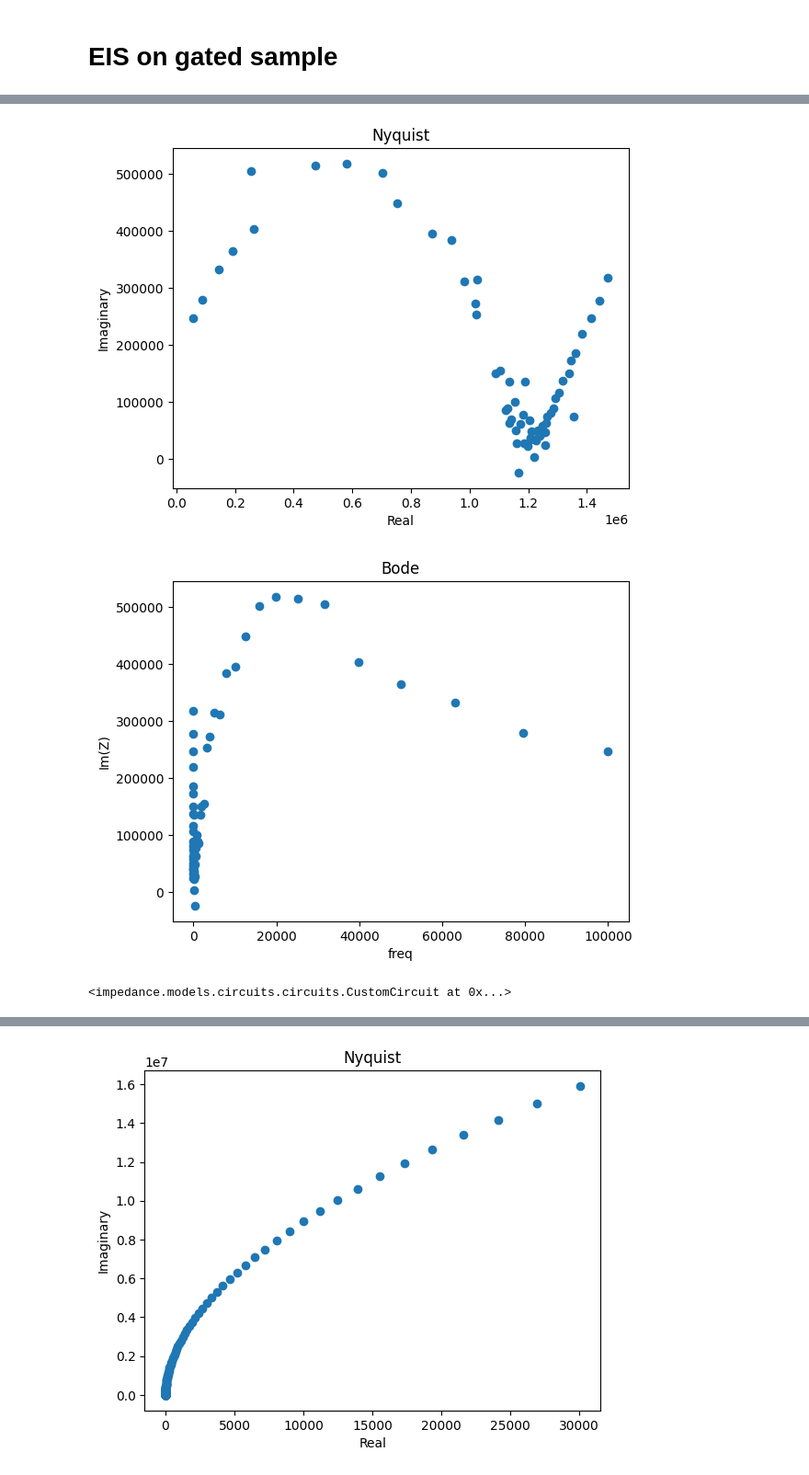
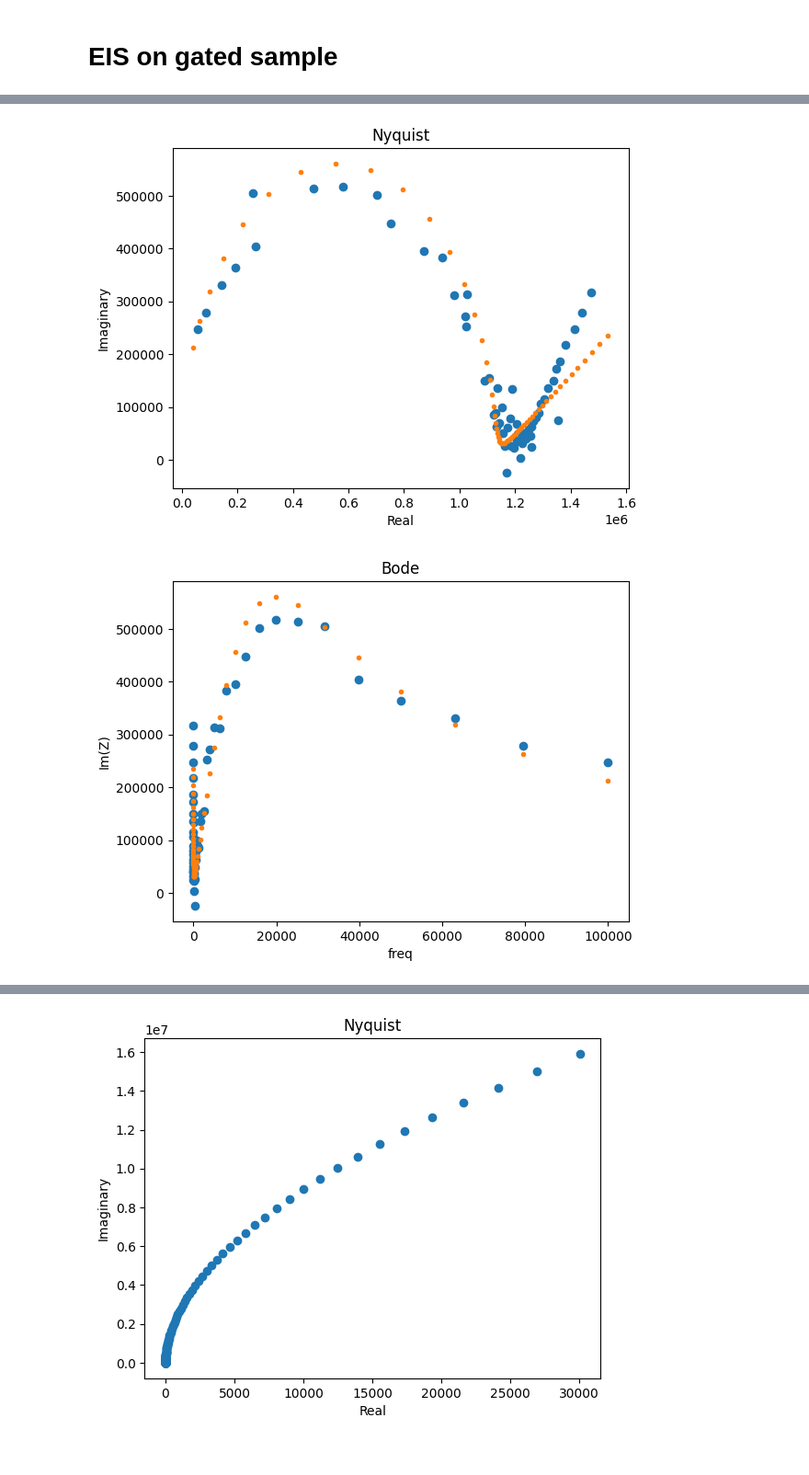
Before and after one commit to beepmo/gator, a Jupyter notebook: data/06-20/litao3_gating.ipynb, the cells around one changed output, grey strips where cells are left out. Shown at 92% size. Saved outputs shown, nothing was run; the diff lists cells and outputs as text; code cells hidden in the pictures.

```diff
--- a/data/06-20/litao3_gating.ipynb
+++ b/data/06-20/litao3_gating.ipynb
@@ -215,19 +232,27 @@ plt.show()
 # %%
 freqs, Z = preprocessing.readZPlot('LiTao3_ltoh.z')
 freqs, Z = np.delete(freqs, 28), np.delete(Z, 28) # remove 1 noise point (argmin(Z.imag))
 
+circuit = 'p(R0-CPE0,C0)'
+init = [10**6, 10**-5, 0.5, 10**-8]
+
+circuit = CustomCircuit(circuit, initial_guess=init)
+circuit.fit(freqs, Z)
+Z_fit = circuit.predict(freqs)
 
 plt.plot(Z.real, -Z.imag, 'o')
+plt.plot(Z_fit.real, -Z_fit.imag, '.')
 plt.ylabel('Imaginary')
 plt.xlabel('Real')
 plt.title('Nyquist')
 plt.show()
 
 plt.plot(freqs, -Z.imag, 'o')
+plt.plot(freqs, -Z_fit.imag, '.')
 plt.ylabel('Im(Z)')
 plt.xlabel('freq')
 plt.title('Bode')
 plt.show()
 # %% [output]
-[figure, old version]
+[figure, new version]
-[figure, old version]
+[figure, new version]
@@ -241,4 +258,0 @@ circuit = CustomCircuit(circuit, initial_guess=init)
-# %%
-circuit.fit(freqs, Z)
-# %% [output]
-<impedance.models.circuits.circuits.CustomCircuit at 0x...>
```
Also changed, not shown: parts of 14 cells of this notebook.
